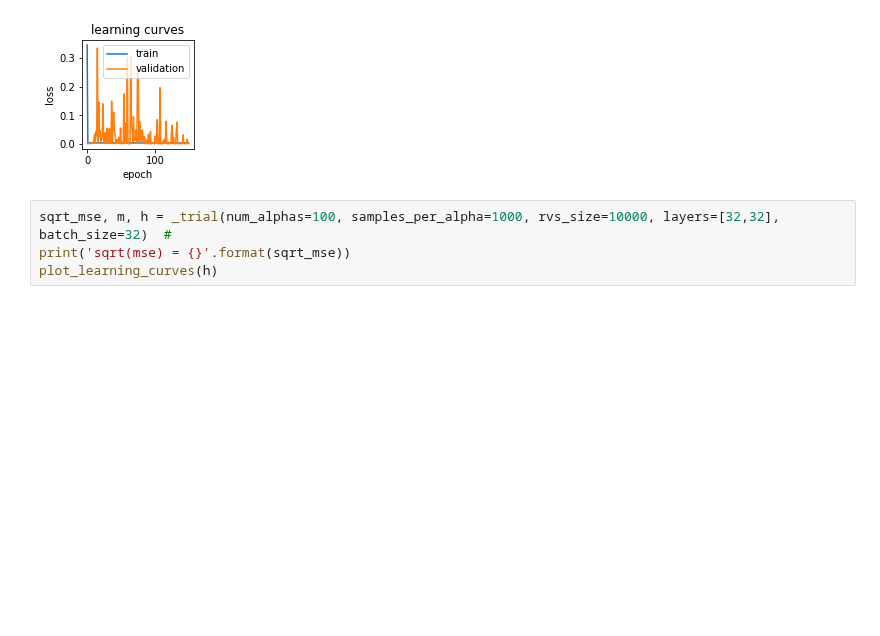
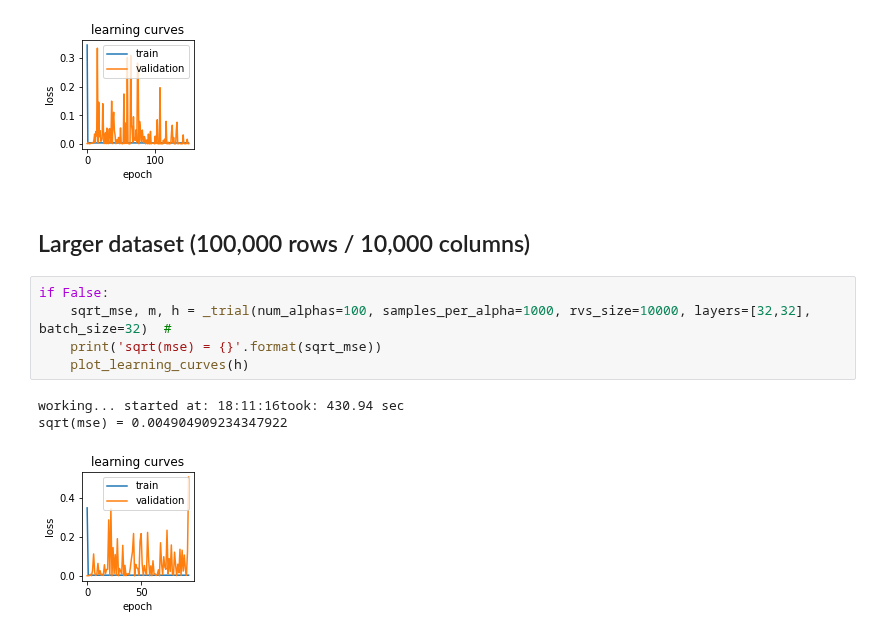
Before and after one commit to yossi-cohen/preferential-attachment, a Jupyter notebook: notebooks/yulesimon-dnn-trials.ipynb, the cells around one changed output. Saved outputs shown, nothing was run; the diff lists cells and outputs as text; blank space fills up the shorter version.

```diff
--- a/notebooks/yulesimon-dnn-trials.ipynb
+++ b/notebooks/yulesimon-dnn-trials.ipynb
@@ -347,7 +347,14 @@ if False:
 working... started at: 17:42:44took: 474.96 sec
 sqrt(mse) = 0.008573854791379563
 [figure]
+# %% [markdown]
+## Larger dataset (100,000 rows / 10,000 columns)
 # %%
-sqrt_mse, m, h = _trial(num_alphas=100, samples_per_alpha=1000, rvs_size=10000, layers=[32,32], batch_size=32)  #
-print('sqrt(mse) = {}'.format(sqrt_mse))
-plot_learning_curves(h)
+if False:
+    sqrt_mse, m, h = _trial(num_alphas=100, samples_per_alpha=1000, rvs_size=10000, layers=[32,32], batch_size=32)  #
+    print('sqrt(mse) = {}'.format(sqrt_mse))
+    plot_learning_curves(h)
+# %% [output]
+working... started at: 18:11:16took: 430.94 sec
+sqrt(mse) = 0.004904909234347922
+[figure, added]
```
Also changed, not shown: parts of 3 cells of this notebook.
